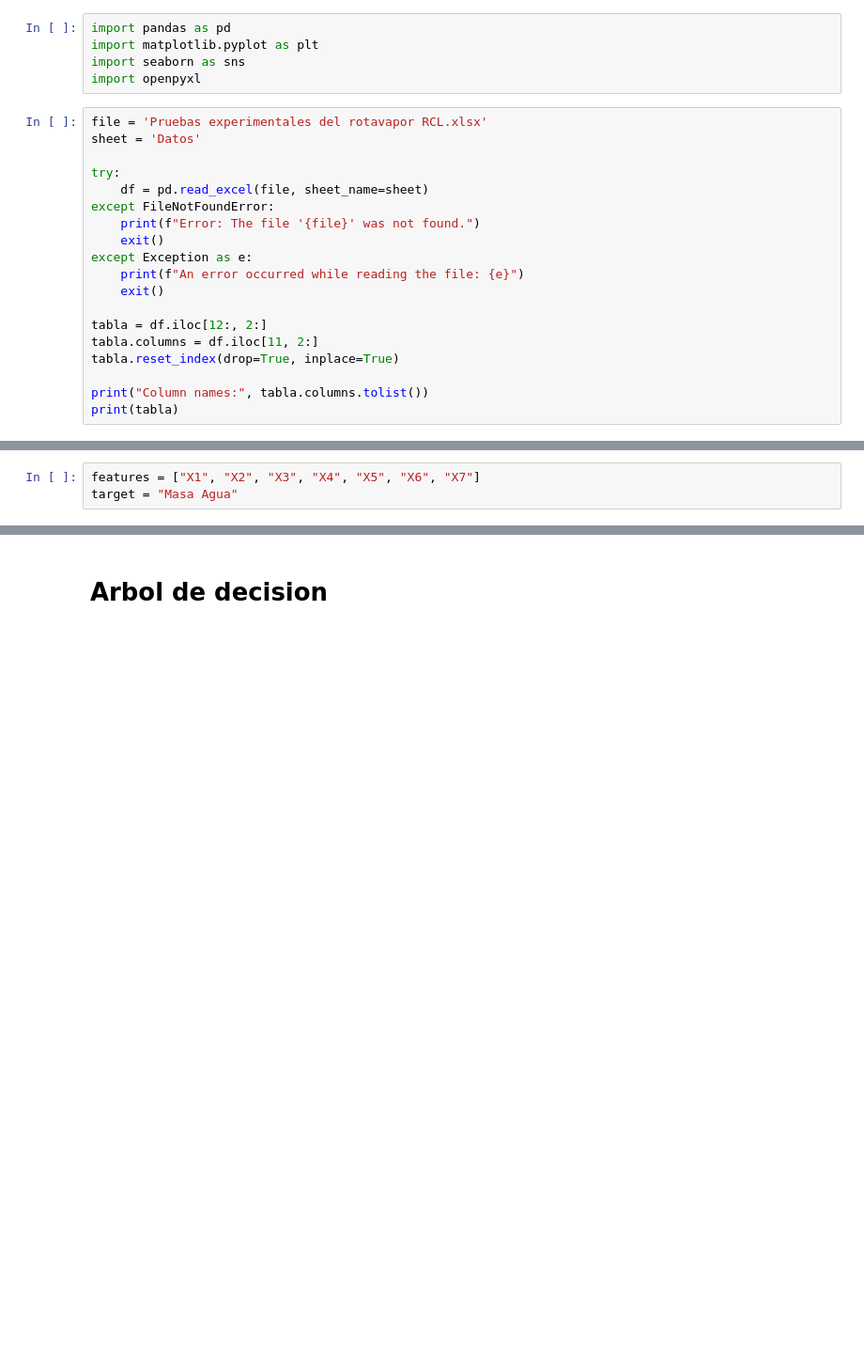
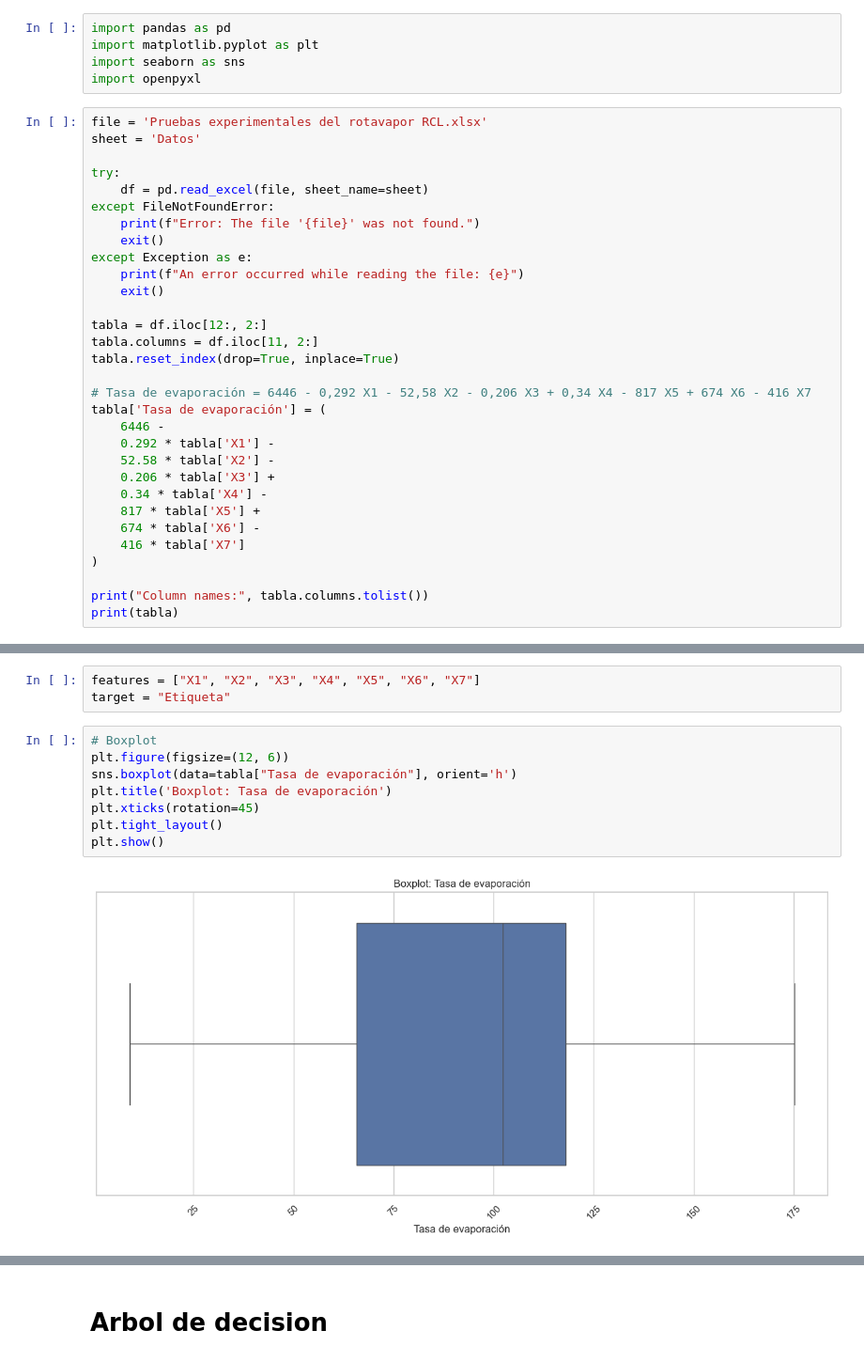
Before and after one commit to AleUCN/investigacion_rotovapor, a Jupyter notebook: analisis_rotovapor.ipynb, the cells around one changed output, grey strips where cells are left out. Shown at 94% size. Cells and saved outputs as stored; diff of their text form; blank space fills up the shorter version.

Commit message:
feat: Implement formula to calculate “Tasa de evaporación"

```diff
--- a/analisis_rotovapor.ipynb
+++ b/analisis_rotovapor.ipynb
@@ -42,6 +42,18 @@ tabla = df.iloc[12:, 2:]
 tabla.columns = df.iloc[11, 2:]
 tabla.reset_index(drop=True, inplace=True)
 
+# Tasa de evaporación = 6446 - 0,292 X1 - 52,58 X2 - 0,206 X3 + 0,34 X4 - 817 X5 + 674 X6 - 416 X7
+tabla['Tasa de evaporación'] = (
+    6446 -
+    0.292 * tabla['X1'] -
+    52.58 * tabla['X2'] -
+    0.206 * tabla['X3'] +
+    0.34 * tabla['X4'] -
+    817 * tabla['X5'] +
+    674 * tabla['X6'] -
+    416 * tabla['X7']
+)
+
 print("Column names:", tabla.columns.tolist())
 print(tabla)
 # %% [output]
@@ -62,4 +74,14 @@ Column names: ['X1', 'X2', 'X3', 'X4', 'X5', 'X6', 'X7', 'Masa Agua', 'Tasa de e
 [112 rows x 9 columns]
 # %%
 features = ["X1", "X2", "X3", "X4", "X5", "X6", "X7"]
-target = "Masa Agua"
+target = "Etiqueta"
+# %%
+# Boxplot
+plt.figure(figsize=(12, 6))
+sns.boxplot(data=tabla["Tasa de evaporación"], orient='h')
+plt.title('Boxplot: Tasa de evaporación')
+plt.xticks(rotation=45)
+plt.tight_layout()
+plt.show()
+# %% [output]
+[figure, added]
```
Also changed, not shown: parts of 9 cells of this notebook.
